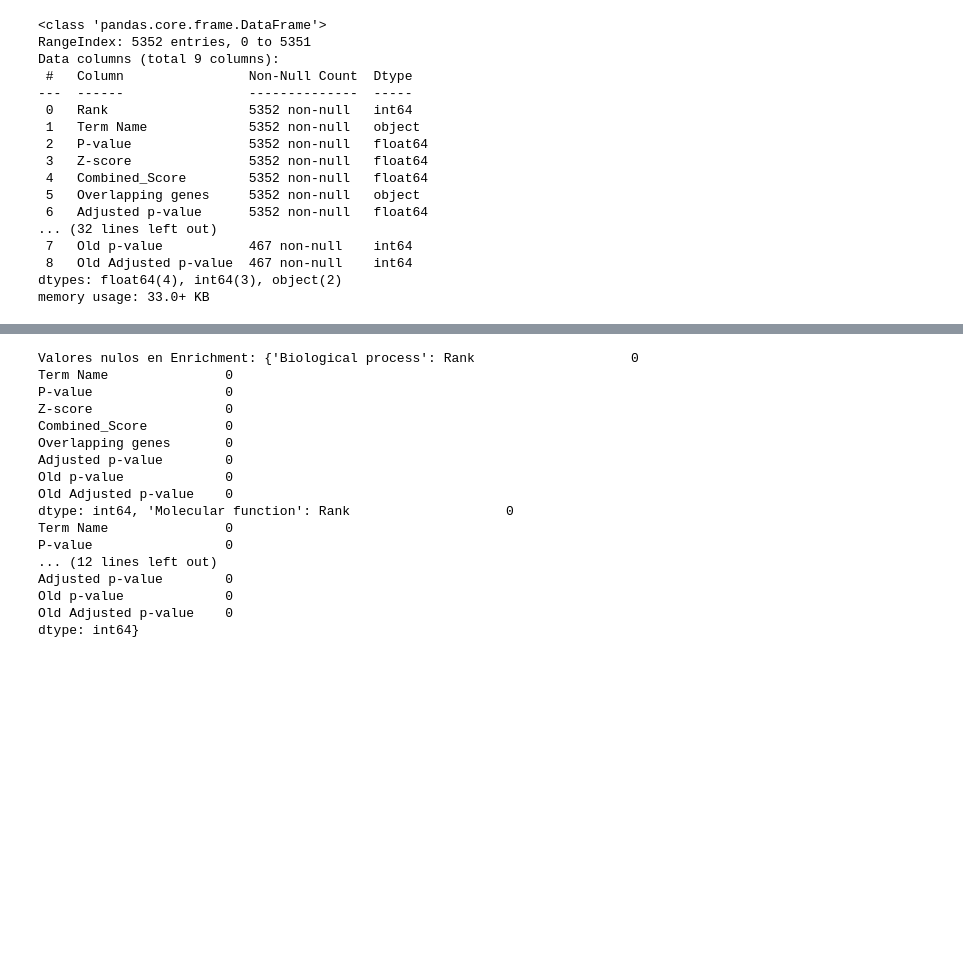
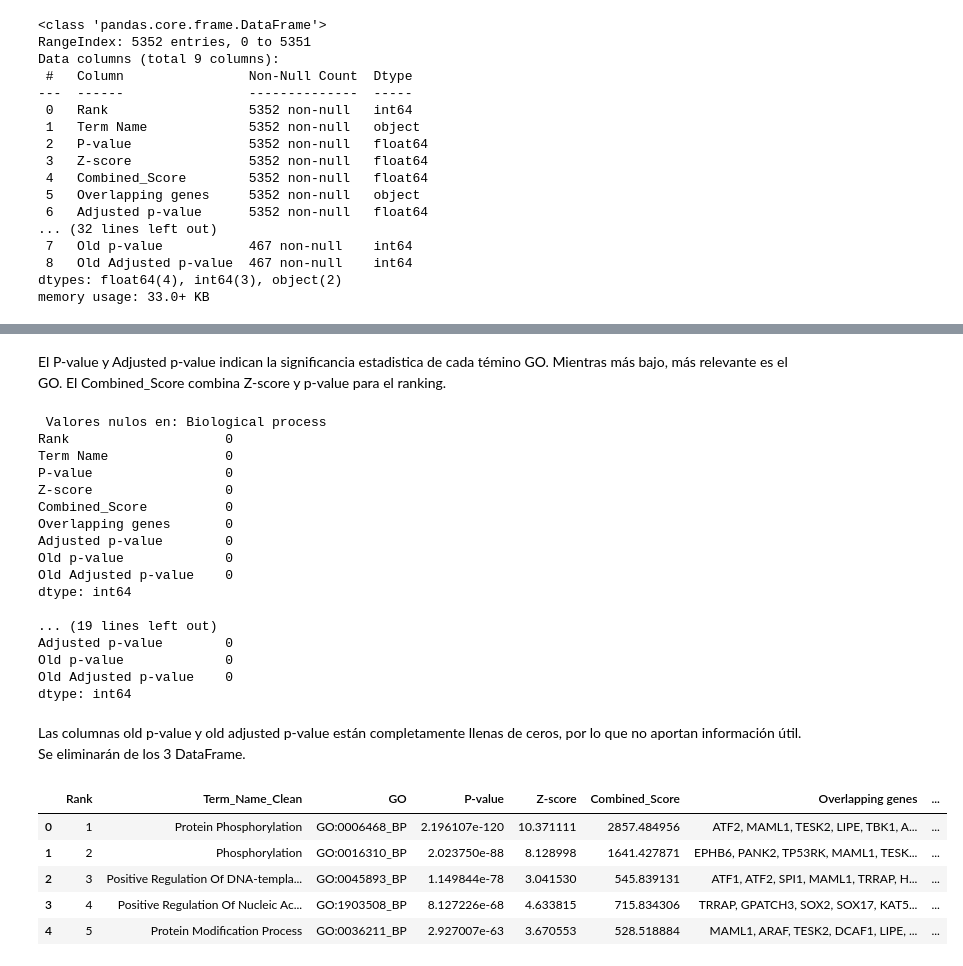
Before and after one commit to macamadridb/alzheimer-target-prediction, a Jupyter notebook: notebooks/01_Preprocesamiento.ipynb, the cells around one changed output, grey strips where cells are left out. Cells and saved outputs as stored; diff of their text form; code cells hidden in the pictures; blank space fills up the shorter version.

```diff
--- a/notebooks/01_Preprocesamiento.ipynb
+++ b/notebooks/01_Preprocesamiento.ipynb
@@ -285,8 +332,14 @@ memory usage: 33.0+ KB
+# %% [markdown]
+El P-value y Adjusted p-value indican la significancia estadistica de cada témino GO. Mientras más bajo, más relevante es el GO.
+El Combined_Score combina Z-score y p-value para el ranking.
 # %%
 # valores faltante por columnas
-print("Valores nulos en Enrichment:", {sheet: df.isnull().sum() for sheet, df in enrichment.items()})
+for sheet_name, df in enrichment.items():
+    print(f"\n Valores nulos en: {sheet_name}")
+    print(df.isnull().sum())
 # %% [output]
-Valores nulos en Enrichment: {'Biological process': Rank                    0
+ Valores nulos en: Biological process
+Rank                    0
 Term Name               0
 P-value                 0
 Z-score                 0
@@ -295,11 +348,64 @@ Overlapping genes       0
 Adjusted p-value        0
 Old p-value             0
 Old Adjusted p-value    0
-dtype: int64, 'Molecular function': Rank                    0
-Term Name               0
-P-value                 0
-... (12 lines left out)
+dtype: int64
+
+... (19 lines left out)
 Adjusted p-value        0
 Old p-value             0
 Old Adjusted p-value    0
-dtype: int64}
+dtype: int64
+# %% [markdown]
+Las columnas old p-value y old adjusted p-value están completamente llenas de ceros, por lo que no aportan información útil. Se eliminarán de los 3 DataFrame.
+# %%
+# Hacer un unico dataframe con los términos GO de todas las hojas del archivo de enriquecimiento
+import pandas as pd
+import os
+
+# Ruta del archivo original
+enrichment_file = "C:/Users/Macarena Madrid/Desktop/alzheimer-target-prediction/data/raw/enrichment2.xlsx"
+
+# Leer todas las hojas del archivo de enriquecimiento
+enrichment = pd.read_excel(enrichment_file, sheet_name=None)
+
+# Diccionario para asignar sufijo según la ontología
+suffix_map = {
+    "Biological process": "BP",
+    "Molecular function": "MF",
+    "Cellular component": "CC"
+}
+
+# Lista para almacenar dataframes procesados
+go_clean_list = []
+
+# Procesar cada hoja
+for sheet, df in enrichment.items():
+    df = df.copy()
+
+    # Eliminar columnas antiguas si existen
+    df.drop(columns=["Old p-value", "Old Adjusted p-value"], inplace=True, errors="ignore")
+
+    # Separar "Term Name" en nombre y GO ID
+    df[["Term_Name_Clean", "GO_ID"]] = df["Term Name"].str.extract(r"^(.*?)\s*\((GO:\d+)\)")
+
+    # Agregar sufijo a GO ID según la ontología
+    df["GO"] = df["GO_ID"] + "_" + suffix_map[sheet]
+
+    # Agregar columna con tipo de ontología (opcional)
+    df["Ontology"] = suffix_map[sheet]
+
+    # Seleccionar columnas relevantes
+    df_final = df[["Rank","Term_Name_Clean", "GO", "P-value", "Z-score", "Combined_Score", "Overlapping genes", "Adjusted p-value", "Ontology"]]
+    go_clean_list.append(df_final)
+
+# Unir todos los dataframes en uno solo
+go_merged = pd.concat(go_clean_list, ignore_index=True)
+# %%
+go_merged.head()
+# %% [output]
+|  | Rank | Term_Name_Clean | GO | P-value | Z-score | Combined_Score | Overlapping genes | ... |
+| 0 | 1 | Protein Phosphorylation | GO:0006468_BP | 2.196107e-120 | 10.371111 | 2857.484956 | ATF2, MAML1, TESK2, LIPE, TBK1, A... | ... |
+| 1 | 2 | Phosphorylation | GO:0016310_BP | 2.023750e-88 | 8.128998 | 1641.427871 | EPHB6, PANK2, TP53RK, MAML1, TESK... | ... |
+| 2 | 3 | Positive Regulation Of DNA-templa... | GO:0045893_BP | 1.149844e-78 | 3.041530 | 545.839131 | ATF1, ATF2, SPI1, MAML1, TRRAP, H... | ... |
+| 3 | 4 | Positive Regulation Of Nucleic Ac... | GO:1903508_BP | 8.127226e-68 | 4.633815 | 715.834306 | TRRAP, GPATCH3, SOX2, SOX17, KAT5... | ... |
+| 4 | 5 | Protein Modification Process | GO:0036211_BP | 2.927007e-63 | 3.670553 | 528.518884 | MAML1, ARAF, TESK2, DCAF1, LIPE, ... | ... |
```
Also changed, not shown: parts of 12 cells of this notebook, 1 other file.
